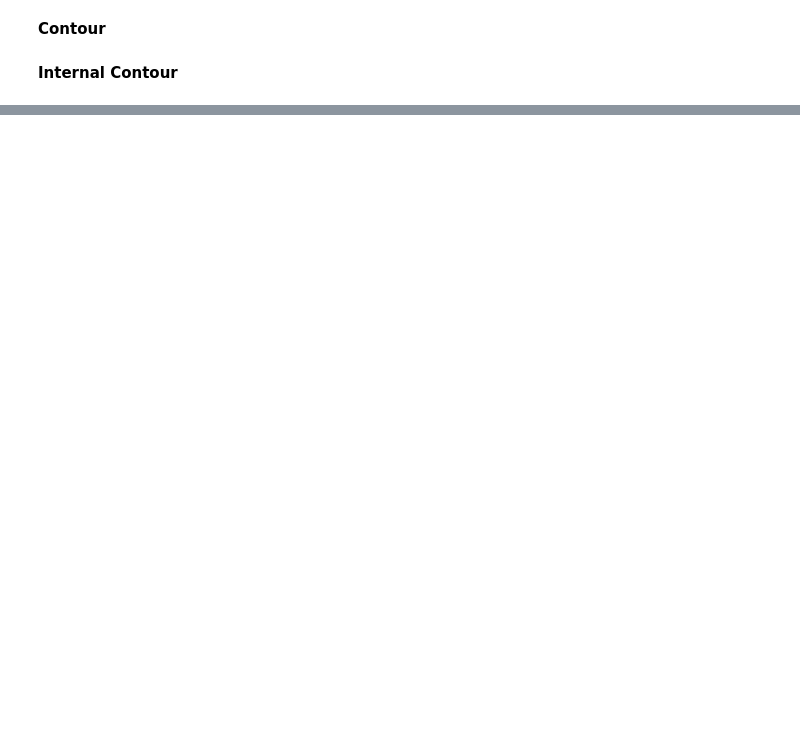
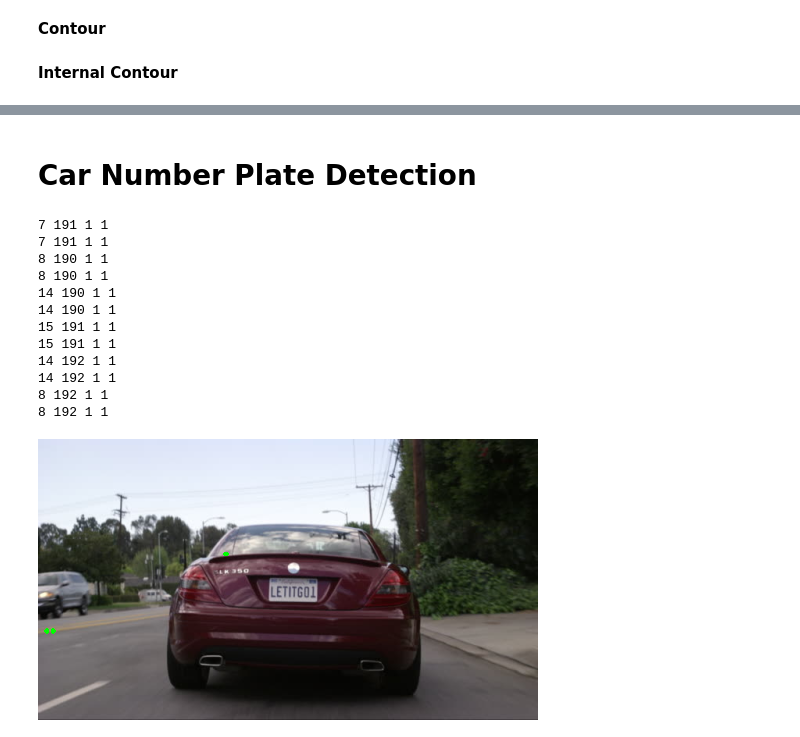
Before and after one commit to sowbarnikachennai/sowbarnikachennai, a Jupyter notebook: CarNumberPlateDetection_Project1.ipynb, the cells around one changed output, grey strips where cells are left out. Cells and saved outputs as stored; diff of their text form; code cells hidden in the pictures; blank space fills up the shorter version.

```diff
--- a/CarNumberPlateDetection_Project1.ipynb
+++ b/CarNumberPlateDetection_Project1.ipynb
@@ -30,0 +29,6 @@ error: ignored
+# %% [markdown]
+# **Car Number Plate Detection**
+# %%
+image = cv2.imread("car_license_plate.jpg")
+image = imutils.resize(image,width=500)
+gray = cv2.cvtColor(image,cv2.COLOR_BGR2GRAY)
@@ -30,0 +39,29 @@ error: ignored
+# %%
+(T,threshInv) = cv2.threshold(gray,0,255,cv2.THRESH_BINARY_INV | cv2.THRESH_OTSU)
+cv2_imshow(threshInv)
+# %%
+cnts,hierarchy = cv2.findContours(threshInv.copy(), cv2.RETR_LIST, cv2.CHAIN_APPROX_SIMPLE)
+cnts = cnts[0] if imutils.is_cv2() else cnts[1]
+clone = image.copy()
+for i in cnts:
+  x,y,w,h=cv2.boundingRect(i)
+  print(x,y,w,h)
+
+  if (w<100 and w>0 and h<100 and h>0):
+    print(x,y,w,h)
+    cv2.rectangle(image,(x,y),(x+w,y+h),(0,255,0),2)
+cv2_imshow(image)
+# %% [output]
+7 191 1 1
+7 191 1 1
+8 190 1 1
+8 190 1 1
+14 190 1 1
+14 190 1 1
+15 191 1 1
+15 191 1 1
+14 192 1 1
+14 192 1 1
+8 192 1 1
+8 192 1 1
+[figure, added]
```
Also changed, not shown: parts of 6 cells of this notebook.
